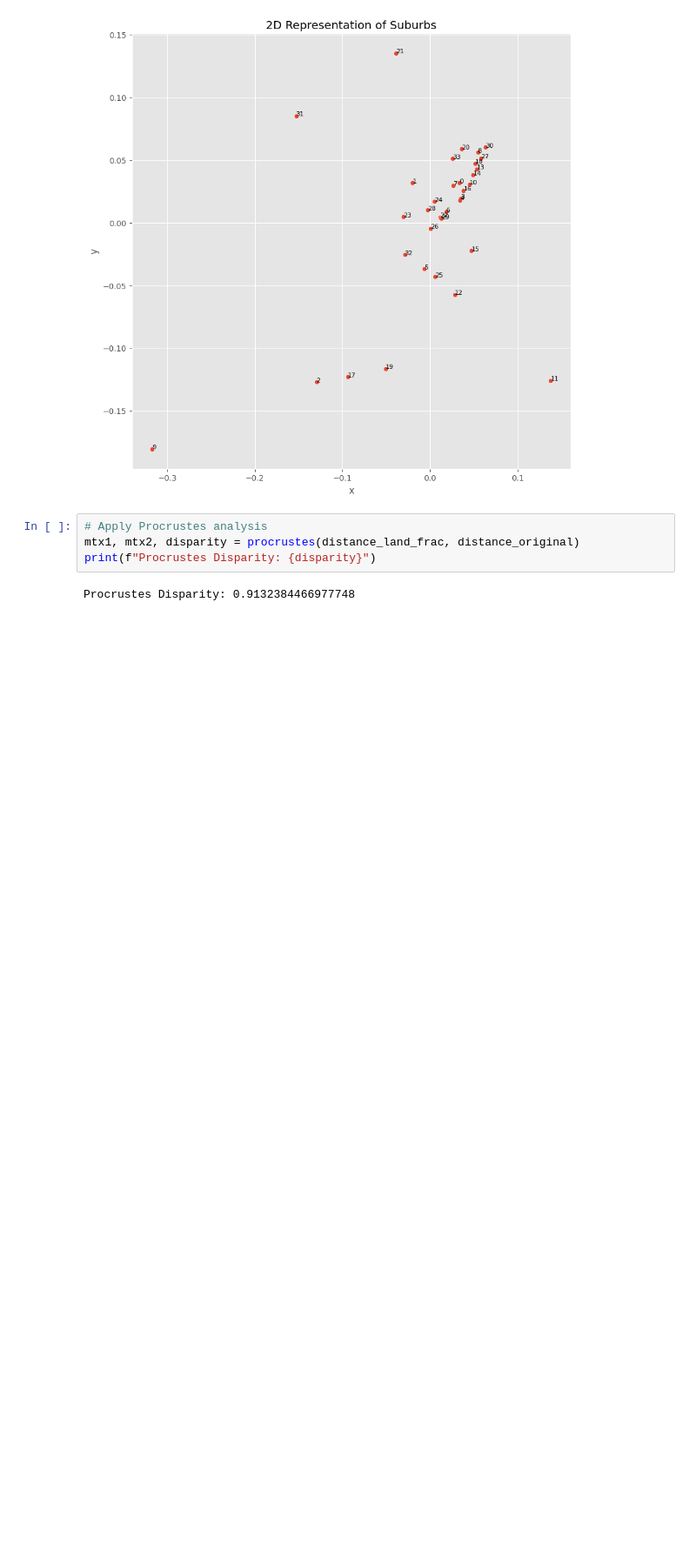
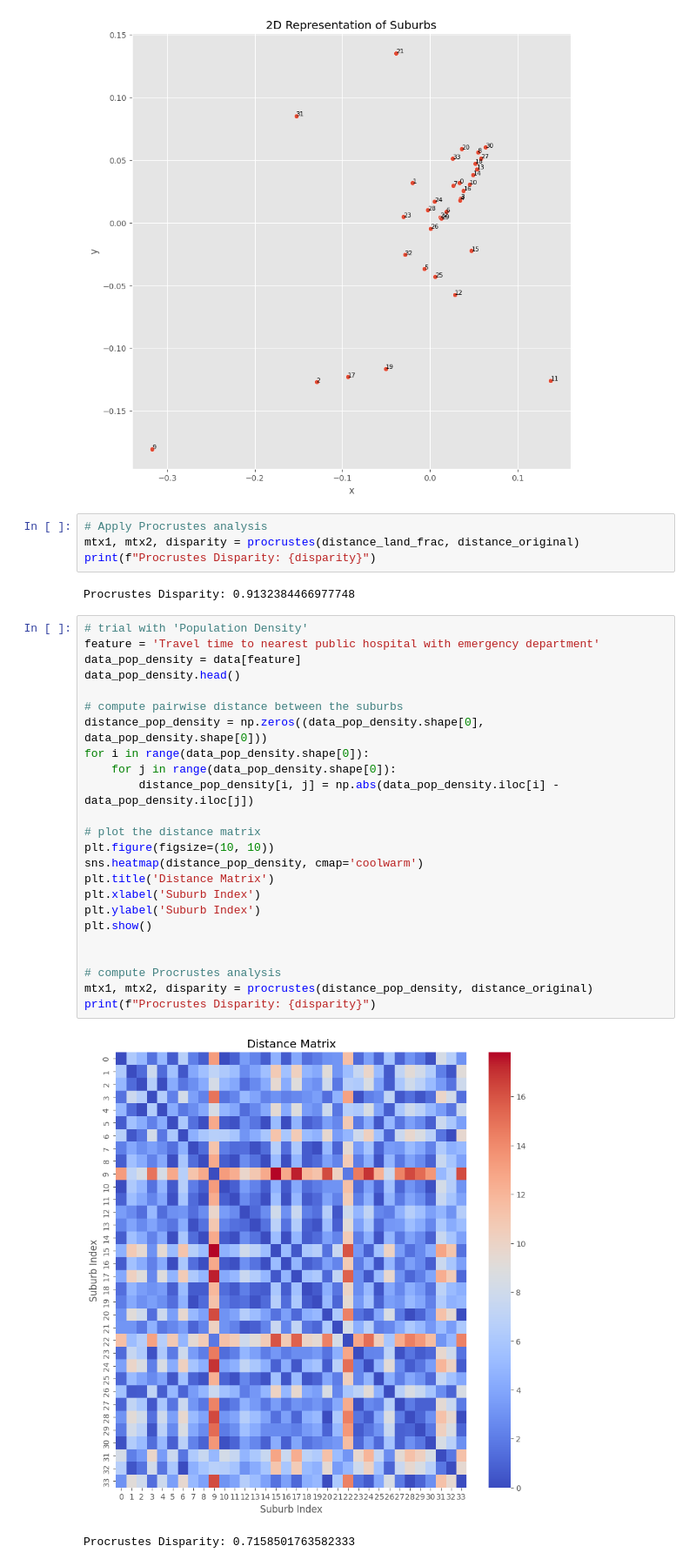
Before and after one commit to Subhasis-Biswas/ML4CPS_Project2, a Jupyter notebook: a1.ipynb, the cells around one changed output. Shown at 87% size. Drawn from its saved outputs; the diff is of its cells as text; blank space fills up the shorter version.

```diff
--- a/a1.ipynb
+++ b/a1.ipynb
@@ -393,3 +393,30 @@ mtx1, mtx2, disparity = procrustes(distance_land_frac, distance_original)
 print(f"Procrustes Disparity: {disparity}")
 # %% [output]
 Procrustes Disparity: 0.9132384466977748
+# %%
+# trial with 'Population Density'
+feature = 'Travel time to nearest public hospital with emergency department'
+data_pop_density = data[feature]
+data_pop_density.head()
+
+# compute pairwise distance between the suburbs
+distance_pop_density = np.zeros((data_pop_density.shape[0], data_pop_density.shape[0]))
+for i in range(data_pop_density.shape[0]):
+	for j in range(data_pop_density.shape[0]):
+		distance_pop_density[i, j] = np.abs(data_pop_density.iloc[i] - data_pop_density.iloc[j])
+
+# plot the distance matrix
+plt.figure(figsize=(10, 10))
+sns.heatmap(distance_pop_density, cmap='coolwarm')
+plt.title('Distance Matrix')
+plt.xlabel('Suburb Index')
+plt.ylabel('Suburb Index')
+plt.show()
+
+
+# compute Procrustes analysis
+mtx1, mtx2, disparity = procrustes(distance_pop_density, distance_original)
+print(f"Procrustes Disparity: {disparity}")
+# %% [output]
+[figure, added]
+Procrustes Disparity: 0.7158501763582333
```
Also changed, not shown: parts of 8 cells of this notebook.
